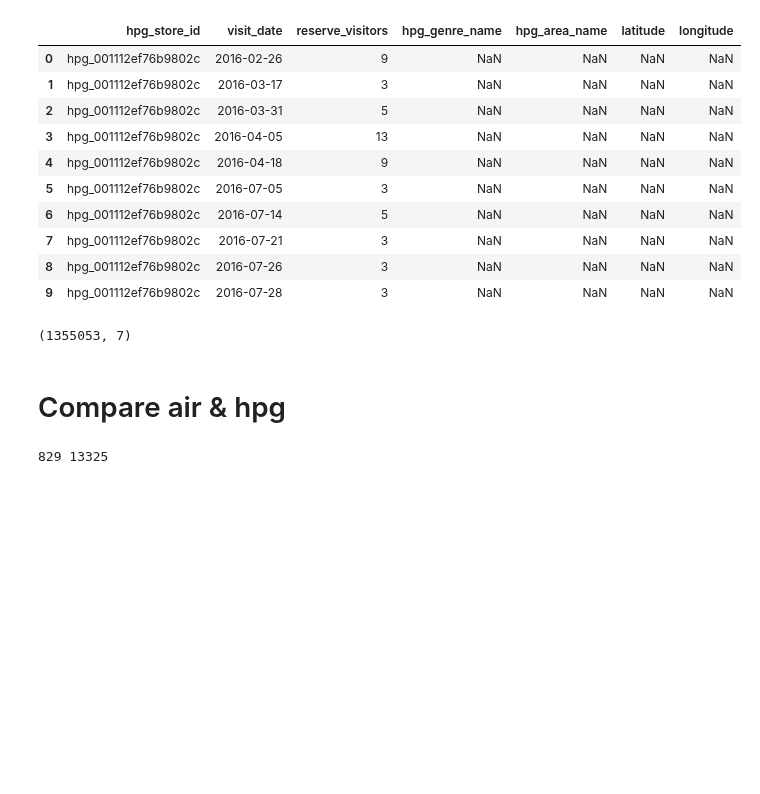
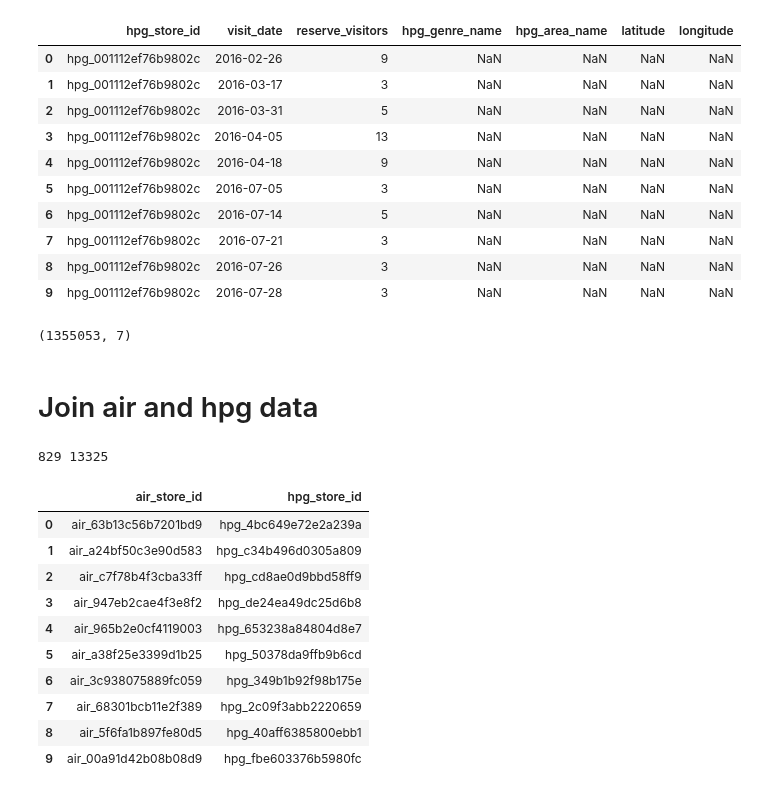
Before and after one commit to rockreid/RecruitRestaurantVisitorForecasting, a Jupyter notebook: Fei/restaurant_visit_air_hpg.ipynb, the cells around one changed output. Drawn from its saved outputs; the diff is of its cells as text; code cells hidden in the pictures; blank space fills up the shorter version.

```diff
--- a/Fei/restaurant_visit_air_hpg.ipynb
+++ b/Fei/restaurant_visit_air_hpg.ipynb
@@ -94,7 +92,7 @@ df_hpg.shape
 # %% [output]
 (1355053, 7)
 # %% [markdown]
-# Compare air & hpg
+# Join air and hpg data
 # %%
 # check number of stores in each dataframe
 print(df_air['air_store_id'].nunique(), df_hpg['hpg_store_id'].nunique())
@@ -102,0 +103,14 @@ print(df_air['air_store_id'].nunique(), df_hpg['hpg_store_id'].nunique())
+# %%
+df_store_id_relation.head(10)
+# %% [output]
+|  | air_store_id | hpg_store_id |
+| 0 | air_63b13c56b7201bd9 | hpg_4bc649e72e2a239a |
+| 1 | air_a24bf50c3e90d583 | hpg_c34b496d0305a809 |
+| 2 | air_c7f78b4f3cba33ff | hpg_cd8ae0d9bbd58ff9 |
+| 3 | air_947eb2cae4f3e8f2 | hpg_de24ea49dc25d6b8 |
+| 4 | air_965b2e0cf4119003 | hpg_653238a84804d8e7 |
+| 5 | air_a38f25e3399d1b25 | hpg_50378da9ffb9b6cd |
+| 6 | air_3c938075889fc059 | hpg_349b1b92f98b175e |
+| 7 | air_68301bcb11e2f389 | hpg_2c09f3abb2220659 |
+| 8 | air_5f6fa1b897fe80d5 | hpg_40aff6385800ebb1 |
+| 9 | air_00a91d42b08b08d9 | hpg_fbe603376b5980fc |
```
Also changed, not shown: parts of 22 cells of this notebook.
